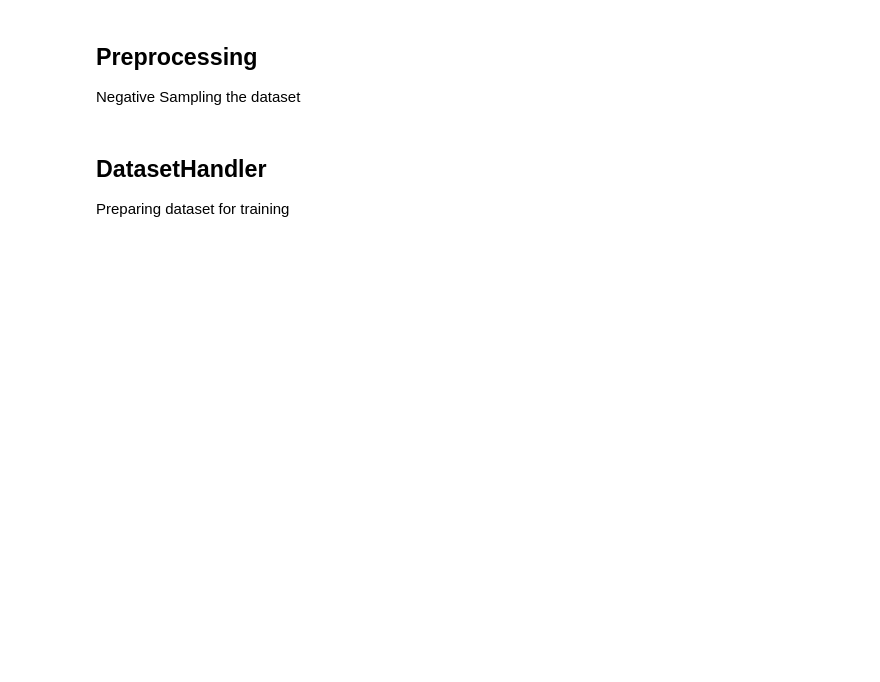
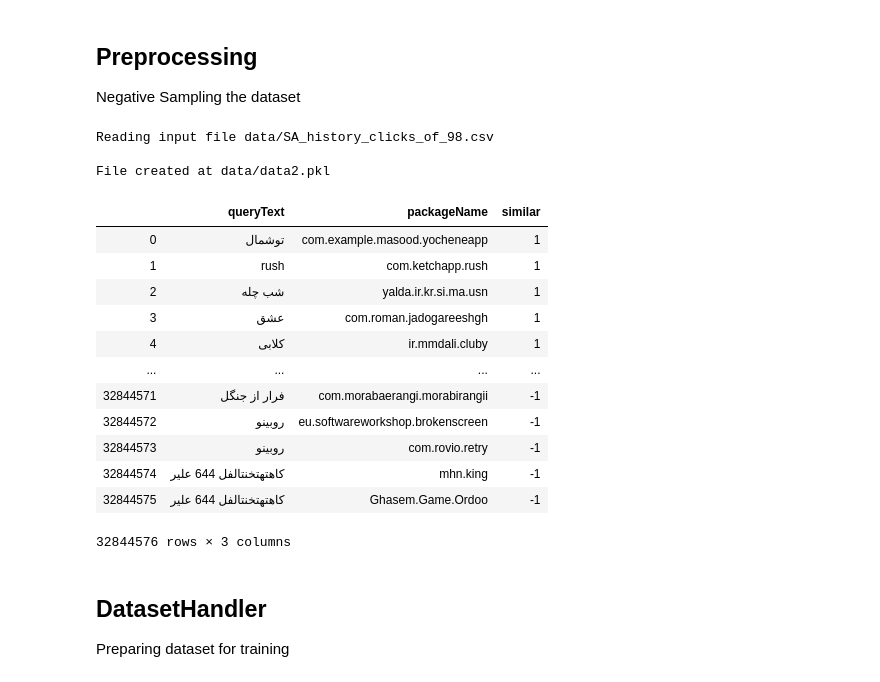
Before and after one commit to mohsenfayyaz/sponsored-search, a Jupyter notebook: query_ad.ipynb, the cells around one changed output. Drawn from its saved outputs; the diff is of its cells as text; code cells hidden in the pictures; blank space fills up the shorter version.

```diff
--- a/query_ad.ipynb
+++ b/query_ad.ipynb
@@ -10,10 +10,27 @@ LEARNING_RATE = 5e-4
 ## Preprocessing
 Negative Sampling the dataset
 # %%
-# from src.Preprocess.Preprocessor import Preprocessor
-# Preprocessor.create_negative_sampled_dataset(input_address="data/SA_history_clicks_of_98.csv",
-#                                                output_address="data/data1.pkl",
-#                                                neg_to_pos_ratio=1)
+from src.Preprocess.Preprocessor import Preprocessor
+Preprocessor.create_negative_sampled_dataset(input_address="data/SA_history_clicks_of_98.csv",
+                                               output_address="data/data2.pkl",
+                                               neg_to_pos_ratio=2)
+# %% [output]
+Reading input file data/SA_history_clicks_of_98.csv
+
+File created at data/data2.pkl
+|  | queryText | packageName | similar |
+| 0 | توشمال | com.example.masood.yocheneapp | 1 |
+| 1 | rush | com.ketchapp.rush | 1 |
+| 2 | شب چله | yalda.ir.kr.si.ma.usn | 1 |
+| 3 | عشق | com.roman.jadogareeshgh | 1 |
+| 4 | کلابی | ir.mmdali.cluby | 1 |
+| ... | ... | ... | ... |
+| 32844571 | فرار از جنگل | com.morabaerangi.morabirangii | -1 |
+| 32844572 | روبینو | eu.softwareworkshop.brokenscreen | -1 |
+| 32844573 | روبینو | com.rovio.retry | -1 |
+| 32844574 | کاهتهتخنتالفل 644 علیر | mhn.king | -1 |
+| 32844575 | کاهتهتخنتالفل 644 علیر | Ghasem.Game.Ordoo | -1 |
+32844576 rows × 3 columns
 # %% [markdown]
 ## DatasetHandler
 Preparing dataset for training
```
Also changed, not shown: parts of 6 cells of this notebook, 1 other file.
